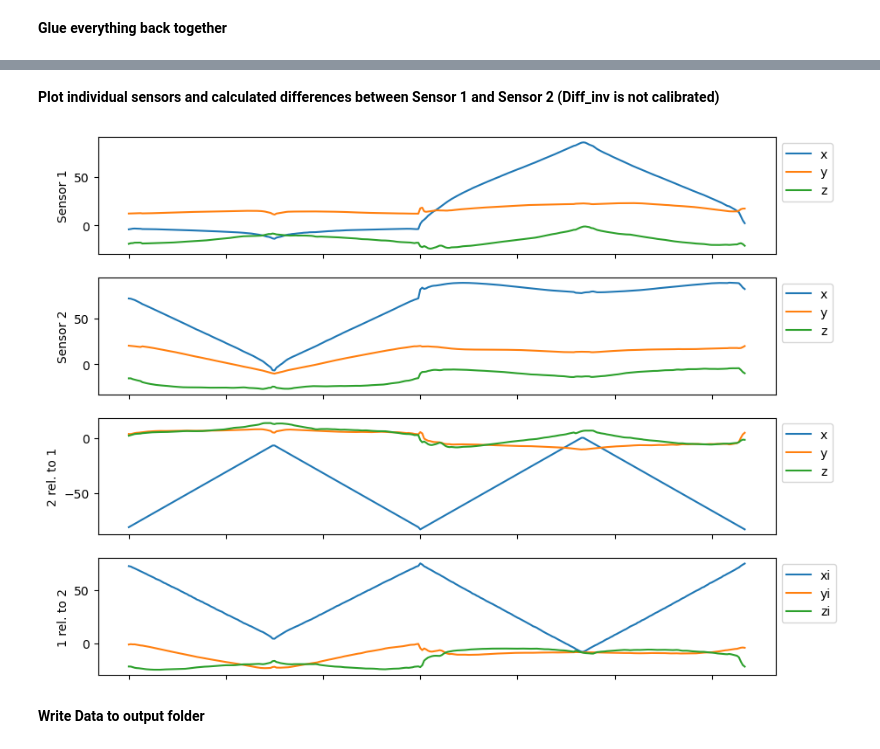
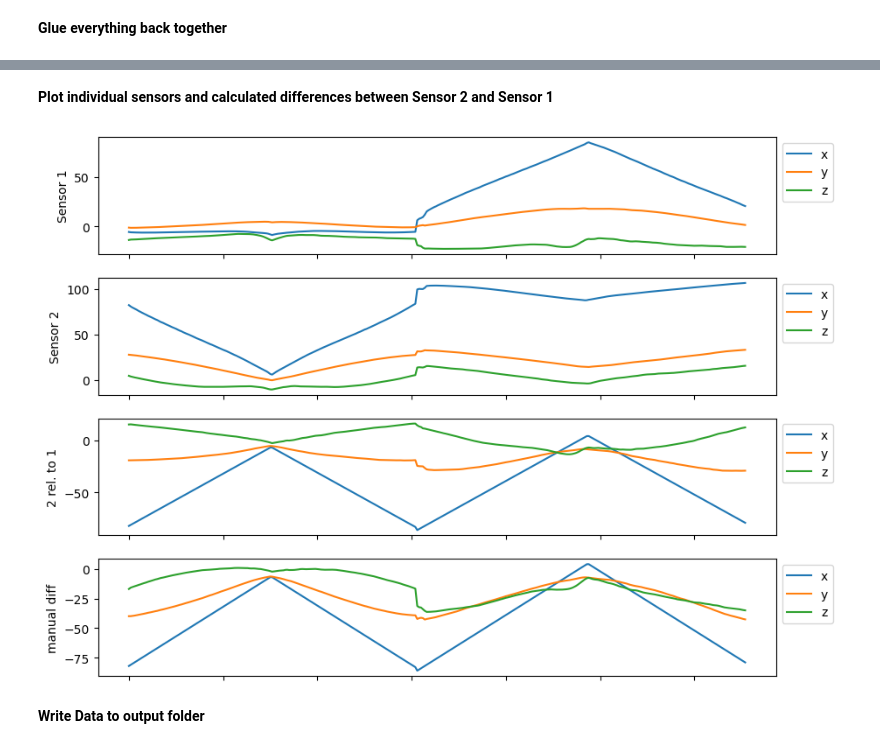
Before and after one commit to nvanvlasselaer/Knee-kinematics, a Jupyter notebook: kneekinematics.ipynb, the cells around one changed output, grey strips where cells are left out. Saved outputs shown, nothing was run; the diff lists cells and outputs as text; code cells hidden in the pictures.

```diff
--- a/kneekinematics.ipynb
+++ b/kneekinematics.ipynb
@@ -168,15 +277,32 @@ plt.show()
 # Calculate the mean of all columns in snapshot
 extension_baseline = converted_snapshot.mean()
 
-# Subtract the mean of all columns in snapshot from all columns in dataout
+# Subtract the mean of snapshot from Diff_x, Diff_y, Diff_z and Degrees_x
 converted_data['Diff_x'] = converted_data['Diff_x'] - extension_baseline['Diff_x']
 converted_data['Diff_y'] = converted_data['Diff_y'] - extension_baseline['Diff_y']
 converted_data['Diff_z'] = converted_data['Diff_z'] - extension_baseline['Diff_z']
 converted_data['Degrees_x'] = converted_data['Degrees_x'] - extension_baseline['Diff_x']
 
+# Subtract the mean of snapshot from minusSensor2_plus_Sensor1
+converted_data['minus_Sensor2_x_plus_Sensor1_x'] = converted_data['minus_Sensor2_x_plus_Sensor1_x'] - extension_baseline['minus_Sensor2_x_plus_Sensor1_x']
+converted_data['minus_Sensor2_y_plus_Sensor1_y'] = converted_data['minus_Sensor2_y_plus_Sensor1_y'] - extension_baseline['minus_Sensor2_y_plus_Sensor1_y']
+converted_data['minus_Sensor2_z_plus_Sensor1_z'] = converted_data['minus_Sensor2_z_plus_Sensor1_z'] - extension_baseline['minus_Sensor2_z_plus_Sensor1_z']
+
+
 calibrated_data = converted_data
 
 flexion_baseline = calibrated_data
+
+# plot minusSensor2_plus_Sensor1
+plt.figure(figsize=(10, 3))
+calibrated_data['minus_Sensor2_x_plus_Sensor1_x'].plot()
+calibrated_data['minus_Sensor2_y_plus_Sensor1_y'].plot()
+calibrated_data['minus_Sensor2_z_plus_Sensor1_z'].plot()
+plt.legend(bbox_to_anchor=(1, 1), loc='upper left')
+plt.grid()
+plt.title('minus_Sensor2_plus_Sensor1')
+plt.xlabel('Time')
+plt.show()
 
 # plot dataout
 plt.figure(figsize=(10, 3))
@@ -574,2 +768,12 @@ CKC_flexion_avg_df = CKC_flexion_avg_df[:-1]
 # %% [markdown]
 **Glue everything back together**
+# %%
+# Concatenate the dataframes back into one dataframe
+OKC_df = pd.concat([OKC_extension_df, OKC_flexion_df], ignore_index=True)
+CKC_df = pd.concat([CKC_extension_df, CKC_flexion_df], ignore_index=True)
+OKC_CKC_df = pd.concat([OKC_df, CKC_df], ignore_index=True)
+
+# Concatenate the averaged dataframes back into one dataframe
+avg_OKC_df = pd.concat([OKC_extension_avg_df, OKC_flexion_avg_df], ignore_index=True)
+avg_CKC_df = pd.concat([CKC_extension_avg_df, CKC_flexion_avg_df], ignore_index=True)
+avg_OKC_CKC_df = pd.concat([avg_OKC_df, avg_CKC_df], ignore_index=True)
@@ -603,45 +818,45 @@ plt.show()
 # %% [markdown]
-**Plot individual sensors and calculated differences between Sensor 1 and Sensor 2 (Diff_inv is not calibrated)**
+**Plot individual sensors and calculated differences between Sensor 2 and Sensor 1**
 # %%
 fig = plt.figure(figsize=(10, 8))
 
 ax1 = fig.add_subplot(411)
 ax1.plot(row_numbers, OKC_CKC_dropped['Sensor1_x_avg'])
 ax1.plot(row_numbers,OKC_CKC_dropped['Sensor1_y_avg'])
 ax1.plot(row_numbers,OKC_CKC_dropped['Sensor1_z_avg'])
 ax1.legend(['x', 'y', 'z'], bbox_to_anchor=(1, 1), loc='upper left')
 ax1.set_ylabel('Sensor 1')
 
 ax2 = fig.add_subplot(412)
 ax2.plot(row_numbers ,OKC_CKC_dropped['Sensor2_x_avg'])
 ax2.plot(row_numbers ,OKC_CKC_dropped['Sensor2_y_avg'])
 ax2.plot(row_numbers ,OKC_CKC_dropped['Sensor2_z_avg'])
 ax2.legend(['x', 'y', 'z'], bbox_to_anchor=(1, 1), loc='upper left')
 ax2.set_ylabel('Sensor 2')
 
 ax3 = fig.add_subplot(413)
-ax3.plot(row_numbers,OKC_CKC_dropped['Diff_x_avg'])
+ax3.plot(row_numbers,OKC_CKC_dropped['Degrees_x'])
 ax3.plot(row_numbers,OKC_CKC_dropped['Diff_y_avg'])
 ax3.plot(row_numbers,OKC_CKC_dropped['Diff_z_avg'])
 ax3.legend(['x', 'y', 'z'], bbox_to_anchor=(1, 1), loc='upper left')
 ax3.set_ylabel('2 rel. to 1')
 
 ax4 = fig.add_subplot(414)
-ax4.plot(row_numbers,OKC_CKC_dropped['Diff_inv_x_avg'])
-ax4.plot(row_numbers,OKC_CKC_dropped['Diff_inv_y_avg'])
-ax4.plot(row_numbers,OKC_CKC_dropped['Diff_inv_z_avg'])
-ax4.legend(['xi', 'yi', 'zi'], bbox_to_anchor=(1, 1), loc='upper left')
-ax4.set_ylabel('1 rel. to 2')
+ax4.plot(row_numbers,OKC_CKC_dropped['Degrees_x'])
+ax4.plot(row_numbers,OKC_CKC_dropped['minus_Sensor2_y_plus_Sensor1_y_avg'])
+ax4.plot(row_numbers,OKC_CKC_dropped['minus_Sensor2_z_plus_Sensor1_z_avg'])
+ax4.legend(['x', 'y', 'z'], bbox_to_anchor=(1, 1), loc='upper left')
+ax4.set_ylabel('manual diff')
 
 ax1.set_xticklabels([])
 ax2.set_xticklabels([])
 ax3.set_xticklabels([])
 ax4.set_xticklabels([])
 
 
 plt.show()
 # %% [output]
-[figure, old version]
+[figure, new version]
 # %% [markdown]
 **Write Data to output folder**
 # %%
```
Also changed, not shown: parts of 15 cells of this notebook, 29 other files.
